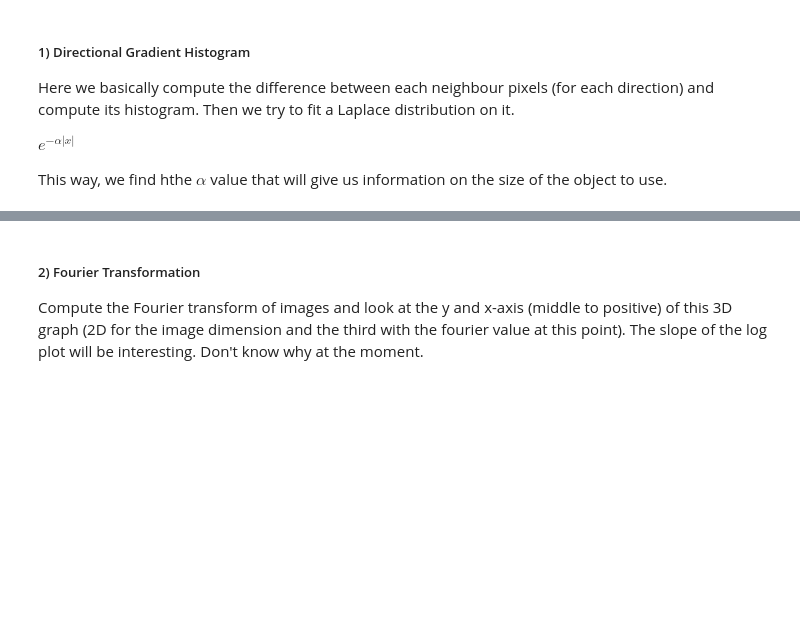
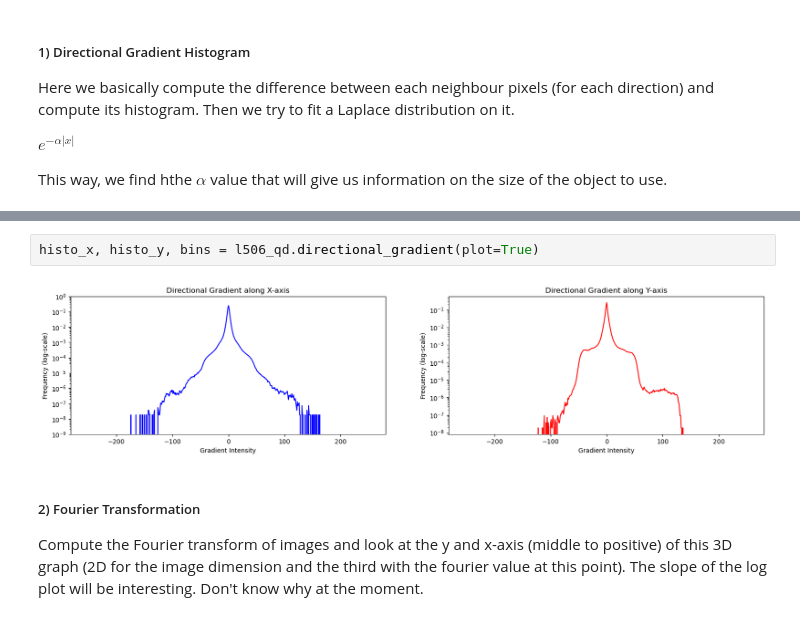
Before and after one commit to paulo-03/research_project_master, a Jupyter notebook: local_files/synthetic_images.ipynb, the cells around one changed output, grey strips where cells are left out. Cells and saved outputs as stored; diff of their text form; blank space fills up the shorter version.

```diff
--- a/local_files/synthetic_images.ipynb
+++ b/local_files/synthetic_images.ipynb
@@ -129,3 +123,7 @@ grad_dist_x, grad_dist_y, grad_intensity = l506_fd.directional_gradient(plot=Tru
+# %%
+histo_x, histo_y, bins = l506_qd.directional_gradient(plot=True)
+# %% [output]
+[figure, added]
 # %% [markdown]
 ##### 2) Fourier Transformation
 
```
Also changed, not shown: parts of 12 cells of this notebook, 6 other files.
